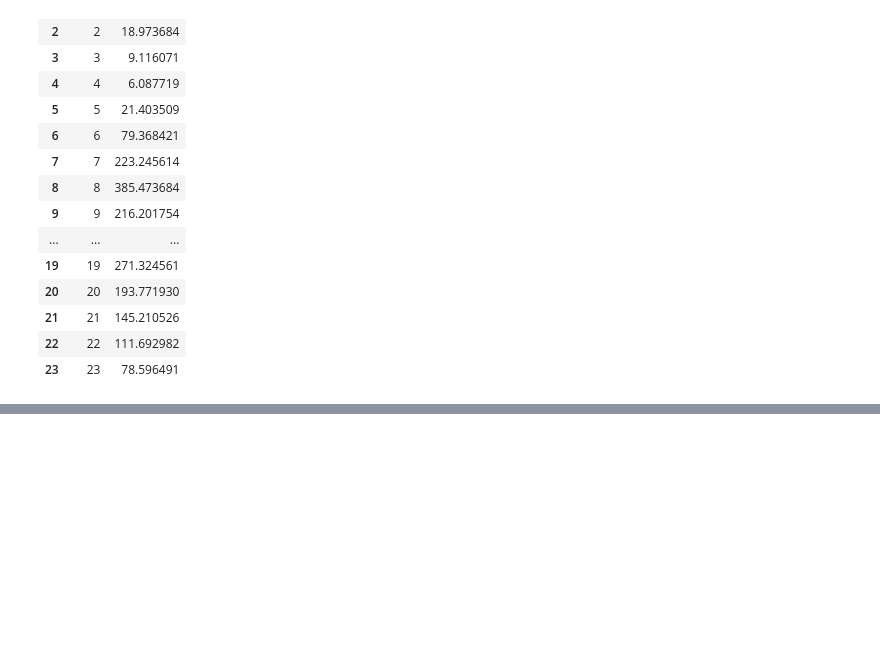
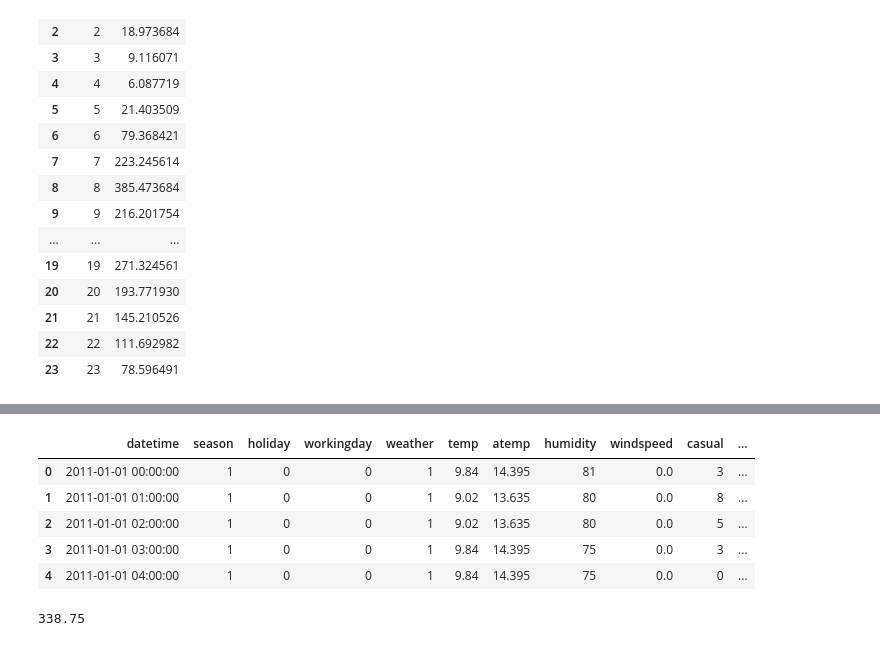
Before and after one commit to alwaysbemyday1/ds, a Jupyter notebook: ds_lev2/05_Integration.ipynb, the cells around one changed output, grey strips where cells are left out. Cells and saved outputs as stored; diff of their text form; code cells hidden in the pictures; blank space fills up the shorter version.

```diff
--- a/ds_lev2/05_Integration.ipynb
+++ b/ds_lev2/05_Integration.ipynb
@@ -150,0 +162,3 @@ bike_s4.groupby('hour')['registered'].mean().reset_index()
+# %%
+bike['date'] = pd.to_datetime(bike['datetime']).dt.date
+bike.head(2)
@@ -150,0 +169,4 @@ bike_s4.groupby('hour')['registered'].mean().reset_index()
+# %%
+rained_date = bike.groupby('date')['humidity'].max().reset_index()
+rained_date = rained_date.rename(columns={'humidity':'max_humidity'})
+rained_date.head()
@@ -150,0 +180,3 @@ bike_s4.groupby('hour')['registered'].mean().reset_index()
+# %%
+rained_date['rained'] = np.where(rained_date['max_humidity']==100,True,False)
+rained_date.head(5)
@@ -150,0 +190,16 @@ bike_s4.groupby('hour')['registered'].mean().reset_index()
+# %%
+rained_bike = pd.merge(left=bike, right=rained_date,
+                       left_on='date', right_on='date', how='inner')
+rained_bike.head()
+# %% [output]
+|  | datetime | season | holiday | workingday | weather | temp | atemp | humidity | windspeed | casual | ... |
+| 0 | 2011-01-01 00:00:00 | 1 | 0 | 0 | 1 | 9.84 | 14.395 | 81 | 0.0 | 3 | ... |
+| 1 | 2011-01-01 01:00:00 | 1 | 0 | 0 | 1 | 9.02 | 13.635 | 80 | 0.0 | 8 | ... |
+| 2 | 2011-01-01 02:00:00 | 1 | 0 | 0 | 1 | 9.02 | 13.635 | 80 | 0.0 | 5 | ... |
+| 3 | 2011-01-01 03:00:00 | 1 | 0 | 0 | 1 | 9.84 | 14.395 | 75 | 0.0 | 3 | ... |
+| 4 | 2011-01-01 04:00:00 | 1 | 0 | 0 | 1 | 9.84 | 14.395 | 75 | 0.0 | 0 | ... |
+# %%
+# rained_bike['rained']==True && rained_bike['count']>30
+rained_bike.loc[(rained_bike['rained']==True) & (rained_bike['temp']>=30),:]['count'].mean()
+# %% [output]
+338.75
```
Also changed, not shown: parts of 5 cells of this notebook.
